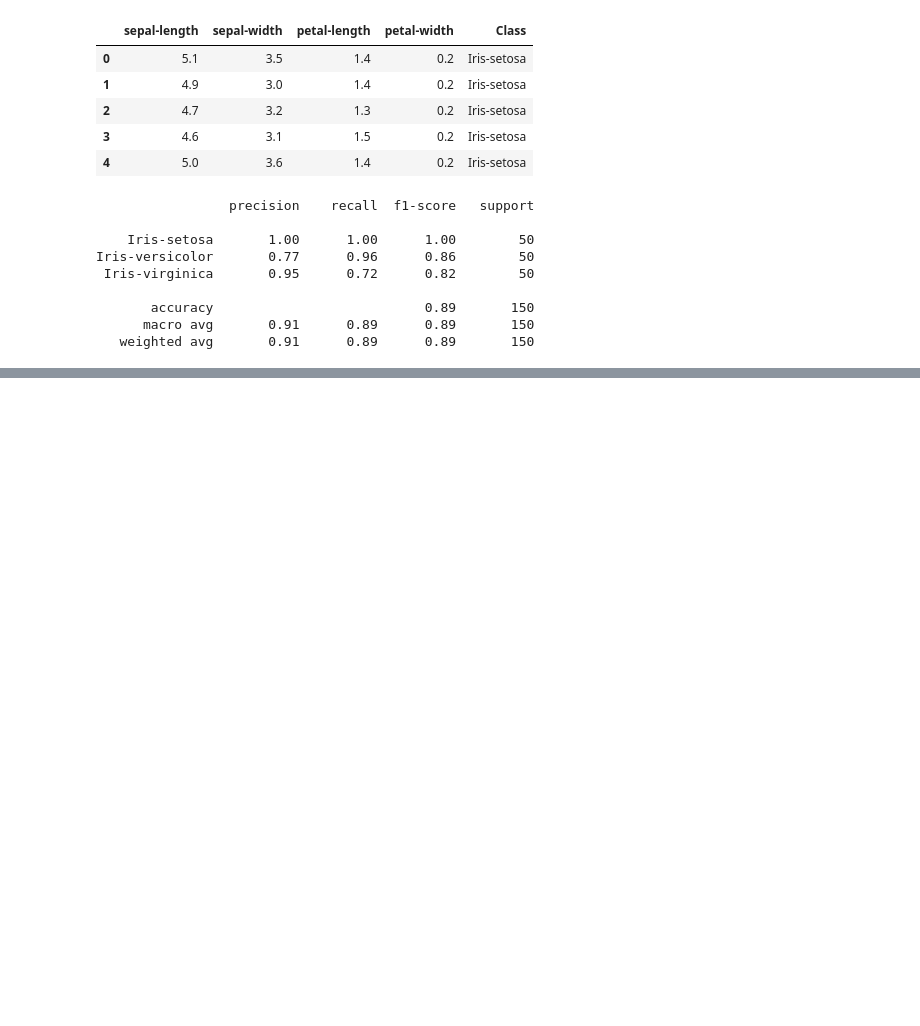
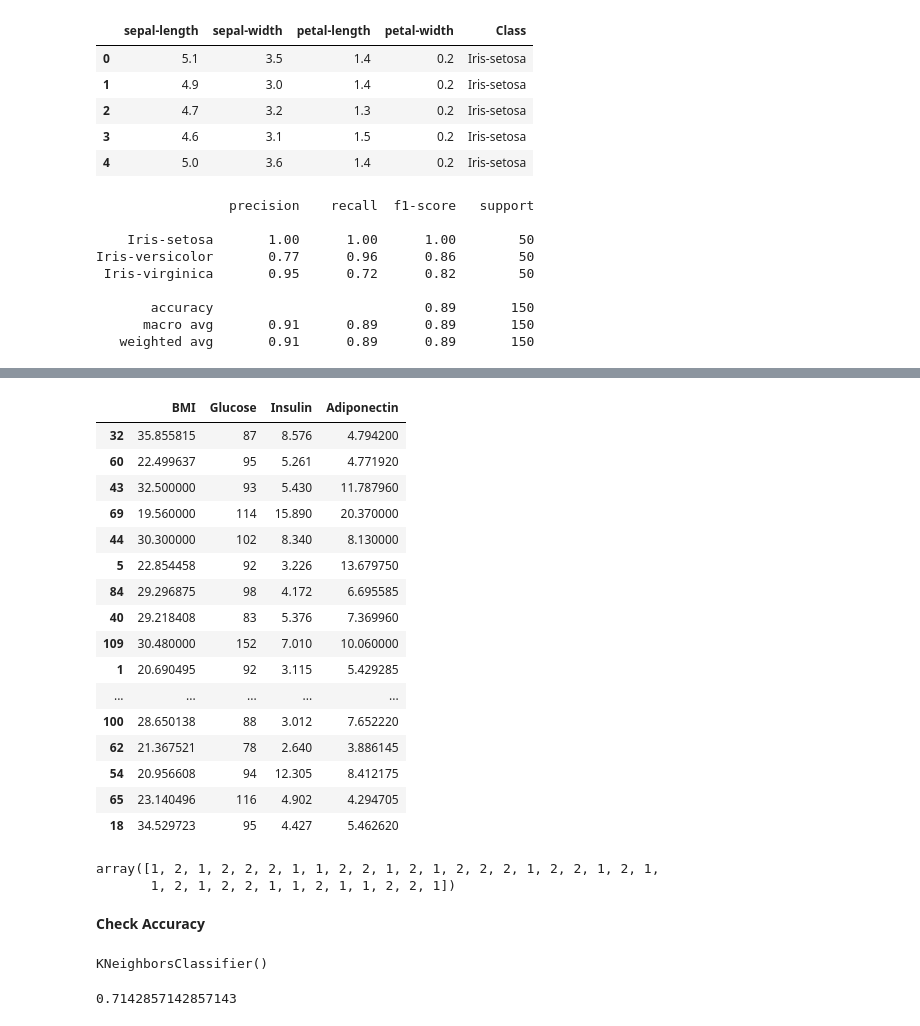
Before and after one commit to nanda-putri/datamining, a Jupyter notebook: _sources/Penambangan Data.ipynb, the cells around one changed output, grey strips where cells are left out. Saved outputs shown, nothing was run; the diff lists cells and outputs as text; code cells hidden in the pictures; blank space fills up the shorter version.

```diff
--- a/_sources/Penambangan Data.ipynb
+++ b/_sources/Penambangan Data.ipynb
@@ -653,0 +763,27 @@ Iris-versicolor       0.77      0.96      0.86        50
+# %%
+data1
+# %% [output]
+|  | BMI | Glucose | Insulin | Adiponectin |
+| 32 | 35.855815 | 87 | 8.576 | 4.794200 |
+| 60 | 22.499637 | 95 | 5.261 | 4.771920 |
+| 43 | 32.500000 | 93 | 5.430 | 11.787960 |
+| 69 | 19.560000 | 114 | 15.890 | 20.370000 |
+| 44 | 30.300000 | 102 | 8.340 | 8.130000 |
+| 5 | 22.854458 | 92 | 3.226 | 13.679750 |
+| 84 | 29.296875 | 98 | 4.172 | 6.695585 |
+| 40 | 29.218408 | 83 | 5.376 | 7.369960 |
+| 109 | 30.480000 | 152 | 7.010 | 10.060000 |
+| 1 | 20.690495 | 92 | 3.115 | 5.429285 |
+| ... | ... | ... | ... | ... |
+| 100 | 28.650138 | 88 | 3.012 | 7.652220 |
+| 62 | 21.367521 | 78 | 2.640 | 3.886145 |
+| 54 | 20.956608 | 94 | 12.305 | 8.412175 |
+| 65 | 23.140496 | 116 | 4.902 | 4.294705 |
+| 18 | 34.529723 | 95 | 4.427 | 5.462620 |
+# %%
+predictions
+# %% [output]
+array([1, 2, 1, 2, 2, 2, 1, 1, 2, 2, 1, 2, 1, 2, 2, 2, 1, 2, 2, 1, 2, 1,
+       1, 2, 1, 2, 2, 1, 1, 2, 1, 1, 2, 2, 1])
+# %% [markdown]
+**Check Accuracy**
@@ -653,0 +792,9 @@ Iris-versicolor       0.77      0.96      0.86        50
+# %%
+knn= KNeighborsClassifier(n_neighbors=5)
+knn.fit(x_train,y_train)
+# %% [output]
+KNeighborsClassifier()
+# %%
+knn.score(x_test,y_test)
+# %% [output]
+0.7142857142857143
```
Also changed, not shown: parts of 36 cells of this notebook, 7 other files.
